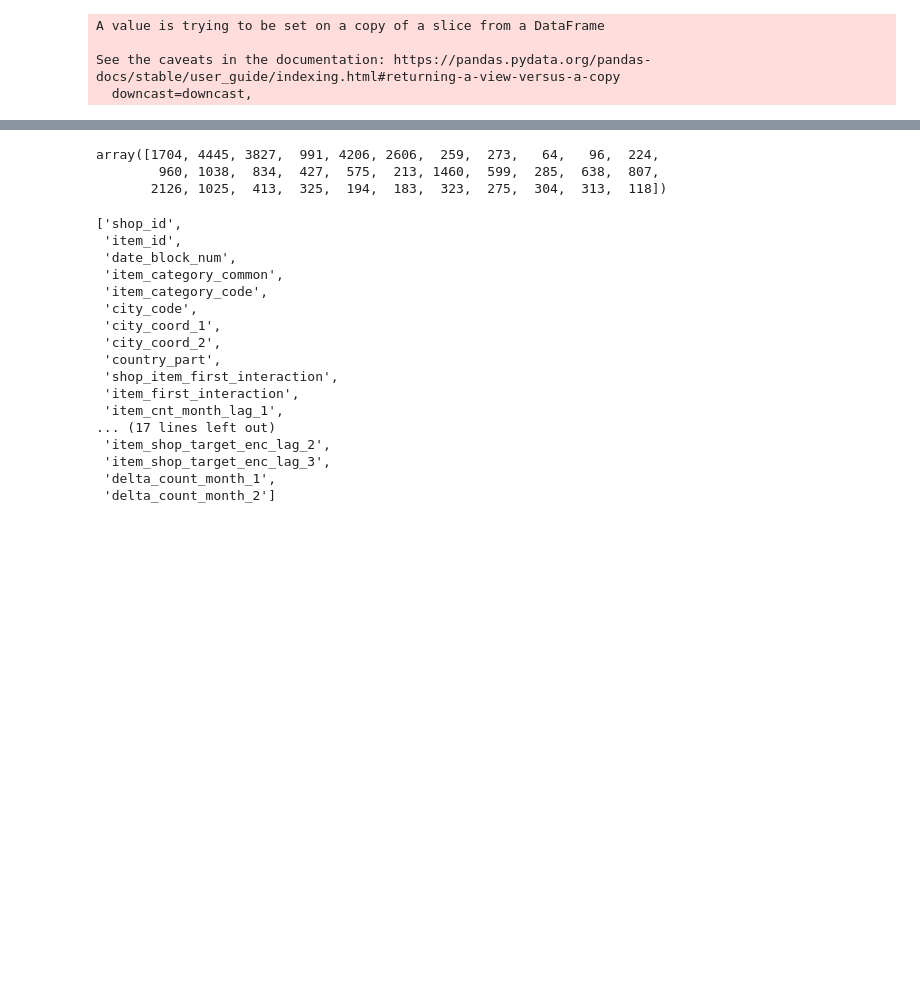
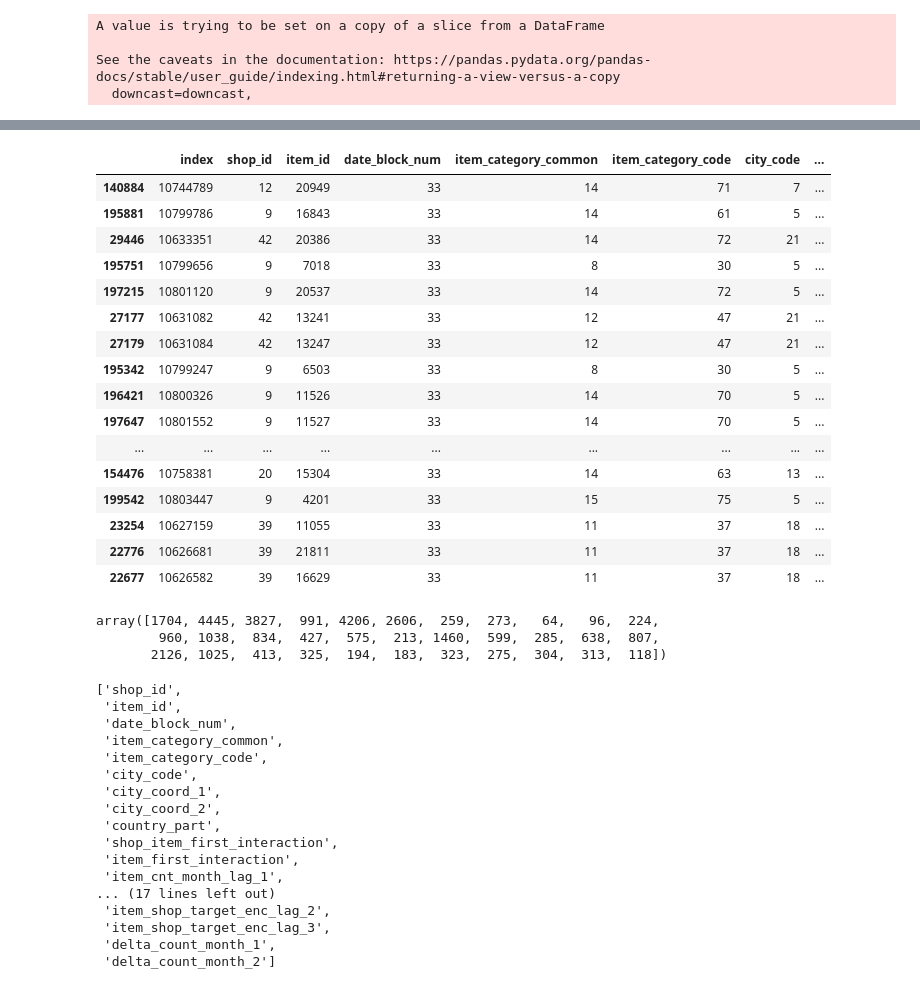
Before and after one commit to uladzimirkapeika/1c_sales, a Jupyter notebook: 25gb_1c.ipynb, the cells around one changed output, grey strips where cells are left out. Cells and saved outputs as stored; diff of their text form; code cells hidden in the pictures; blank space fills up the shorter version.

```diff
--- a/25gb_1c.ipynb
+++ b/25gb_1c.ipynb
@@ -414,2 +593,2 @@ df.drop(['ID',
 # %%
-df['shop_item_sold_before'] = df.apply(lambda x: -1 if x['item_first_interaction'] == 1 else x['shop_item_sold_before'], axis=1)
+#df['shop_item_sold_before'] = df.apply(lambda x: -1 if x['item_first_interaction'] == 1 else x['shop_item_sold_before'], axis=1)
@@ -433,3 +595,5 @@ Index(['shop_id', 'item_id', 'date_block_num', 'item_cnt_month',
+# %%
+df['item_cnt_month'] = df['item_cnt_month'].clip(0, 20)
 # %%
 X_train = df[df.date_block_num < 33].drop(['item_cnt_month'], axis=1)
 Y_train = df[df.date_block_num < 33]['item_cnt_month']
@@ -463,6 +629,7 @@ feature_name_indexes = [
                         'item_category_common',
                         'item_category_code',
                         'city_code',
+                        #'item_similar_code'
 ]
 
 lgb_train = lgb.Dataset(X_train[feature_name], Y_train)
@@ -472,17 +639,27 @@ evals_result = {}
 gbm = lgb.train(
         params,
         lgb_train,
-        num_boost_round=1000,
+        num_boost_round=2000,
         valid_sets=(lgb_train, lgb_eval),
         feature_name = feature_name,
         categorical_feature = feature_name_indexes,
         verbose_eval=5,
         evals_result = evals_result,
-        early_stopping_rounds = 25,
+        early_stopping_rounds = 30,
         callbacks=[neptune_monitor()])
 
 joblib.dump(gbm, 'lgb_model.pkl')
 neptune.log_artifact('lgb_model.pkl')
 neptune.log_metric('valid_best_score', gbm.best_score['valid_1']['rmse'])
 neptune.log_text('feature_names', ", ".join(gbm.feature_name()))
+neptune.append_tag('union common category name only for "носители и pc и служебные и карты оплаты"')
+neptune.append_tag('add iteration to 2000')
+neptune.append_tag('item price < 0 -> remove')
+#neptune.append_tag('remove item_shop_price_avg')
+neptune.append_tag('remove target enc for categories')
+neptune.append_tag('month sin cos')
+#neptune.append_tag('remove target enc for shops')
+#neptune.append_tag('fillna after month sales')
+#neptune.append_tag('remove duplicated сука любовь and кто я')
+neptune.stop()
 # %% [output]
@@ -561,0 +811,4 @@ array([1782, 4327, 3690, 1081, 4159,  104,  218, 1155,  860,  919,  474,
+# %%
+Y_pred_test = gbm.predict(X_valid[feature_name]).clip(0, 20)
+df1 = pd.concat([X_valid.reset_index(), Y_valid.reset_index(),pd.DataFrame(Y_pred_test).reset_index()], axis=1)
+df1['rmse'] = (df1['item_cnt_month'] - df1[0])**2
@@ -562,3 +829,23 @@ array([1782, 4327, 3690, 1081, 4159,  104,  218, 1155,  860,  919,  474,
+# %%
+df1.sort_values('rmse')[-50:-1]
+# %% [output]
+|  | index | shop_id | item_id | date_block_num | item_category_common | item_category_code | city_code | ... |
+| 140884 | 10744789 | 12 | 20949 | 33 | 14 | 71 | 7 | ... |
+| 195881 | 10799786 | 9 | 16843 | 33 | 14 | 61 | 5 | ... |
+| 29446 | 10633351 | 42 | 20386 | 33 | 14 | 72 | 21 | ... |
+| 195751 | 10799656 | 9 | 7018 | 33 | 8 | 30 | 5 | ... |
+| 197215 | 10801120 | 9 | 20537 | 33 | 14 | 72 | 5 | ... |
+| 27177 | 10631082 | 42 | 13241 | 33 | 12 | 47 | 21 | ... |
+| 27179 | 10631084 | 42 | 13247 | 33 | 12 | 47 | 21 | ... |
+| 195342 | 10799247 | 9 | 6503 | 33 | 8 | 30 | 5 | ... |
+| 196421 | 10800326 | 9 | 11526 | 33 | 14 | 70 | 5 | ... |
+| 197647 | 10801552 | 9 | 11527 | 33 | 14 | 70 | 5 | ... |
+| ... | ... | ... | ... | ... | ... | ... | ... | ... |
+| 154476 | 10758381 | 20 | 15304 | 33 | 14 | 63 | 13 | ... |
+| 199542 | 10803447 | 9 | 4201 | 33 | 15 | 75 | 5 | ... |
+| 23254 | 10627159 | 39 | 11055 | 33 | 11 | 37 | 18 | ... |
+| 22776 | 10626681 | 39 | 21811 | 33 | 11 | 37 | 18 | ... |
+| 22677 | 10626582 | 39 | 16629 | 33 | 11 | 37 | 18 | ... |
 # %%
 gbm.feature_importance()
 # %% [output]
```
Also changed, not shown: parts of 40 cells of this notebook.
